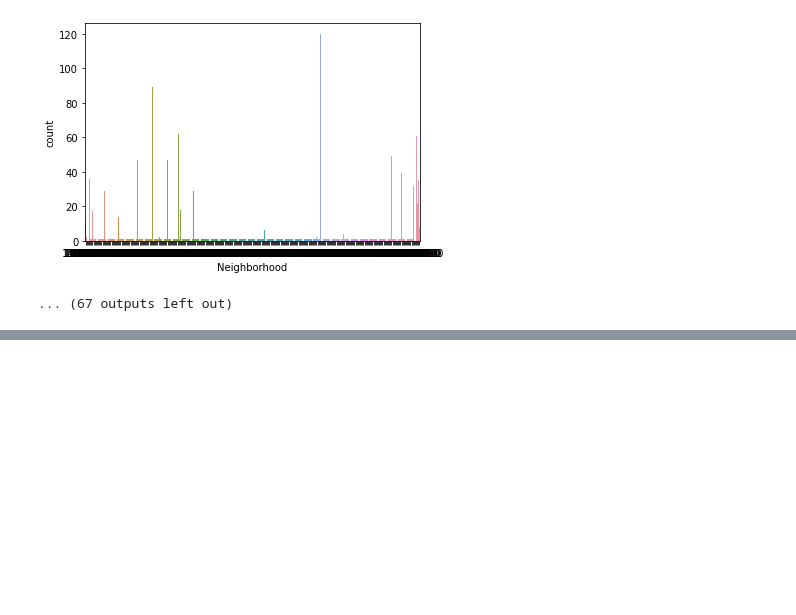
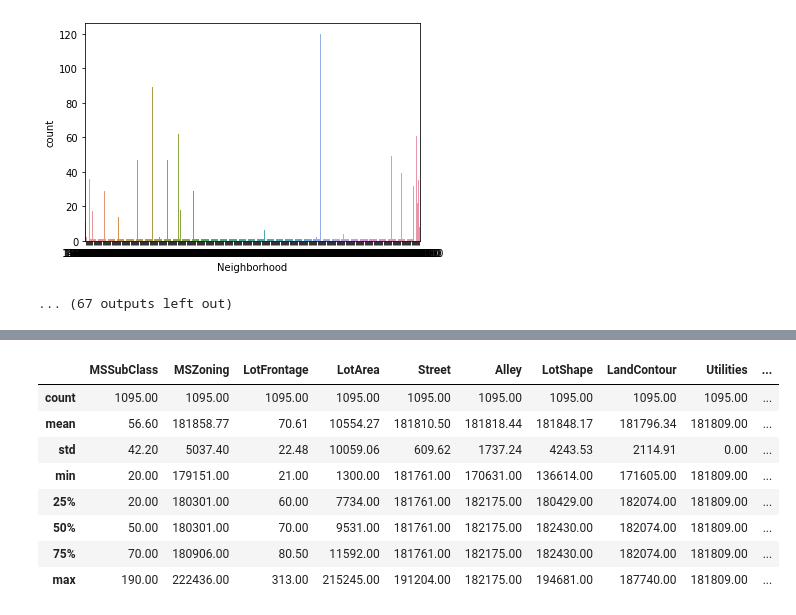
Before and after one commit to yuki-tamaribuchi/ml_code_kata, a Jupyter notebook: kaggle_house_prices_data_processing_v5.ipynb, the cells around one changed output, grey strips where cells are left out. Cells and saved outputs as stored; diff of their text form; code cells hidden in the pictures; blank space fills up the shorter version.

```diff
--- a/kaggle_house_prices_data_processing_v5.ipynb
+++ b/kaggle_house_prices_data_processing_v5.ipynb
@@ -213,0 +227,12 @@ scaled_X_train
+# %%
+X_train.describe()
+# %% [output]
+|  | MSSubClass | MSZoning | LotFrontage | LotArea | Street | Alley | LotShape | LandContour | Utilities | ... |
+| count | 1095.00 | 1095.00 | 1095.00 | 1095.00 | 1095.00 | 1095.00 | 1095.00 | 1095.00 | 1095.00 | ... |
+| mean | 56.60 | 181858.77 | 70.61 | 10554.27 | 181810.50 | 181818.44 | 181848.17 | 181796.34 | 181809.00 | ... |
+| std | 42.20 | 5037.40 | 22.48 | 10059.06 | 609.62 | 1737.24 | 4243.53 | 2114.91 | 0.00 | ... |
+| min | 20.00 | 179151.00 | 21.00 | 1300.00 | 181761.00 | 170631.00 | 136614.00 | 171605.00 | 181809.00 | ... |
+| 25% | 20.00 | 180301.00 | 60.00 | 7734.00 | 181761.00 | 182175.00 | 180429.00 | 182074.00 | 181809.00 | ... |
+| 50% | 50.00 | 180301.00 | 70.00 | 9531.00 | 181761.00 | 182175.00 | 182430.00 | 182074.00 | 181809.00 | ... |
+| 75% | 70.00 | 180906.00 | 80.50 | 11592.00 | 181761.00 | 182175.00 | 182430.00 | 182074.00 | 181809.00 | ... |
+| max | 190.00 | 222436.00 | 313.00 | 215245.00 | 191204.00 | 182175.00 | 194681.00 | 187740.00 | 181809.00 | ... |
```
Also changed, not shown: parts of 8 cells of this notebook.
